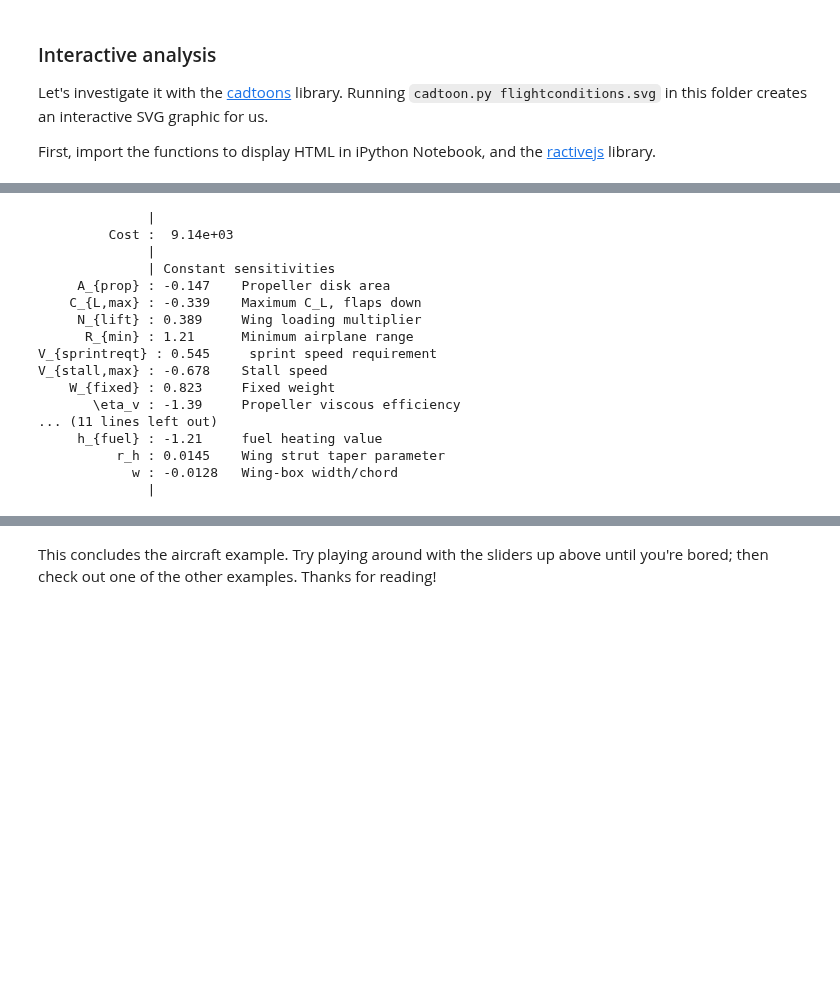
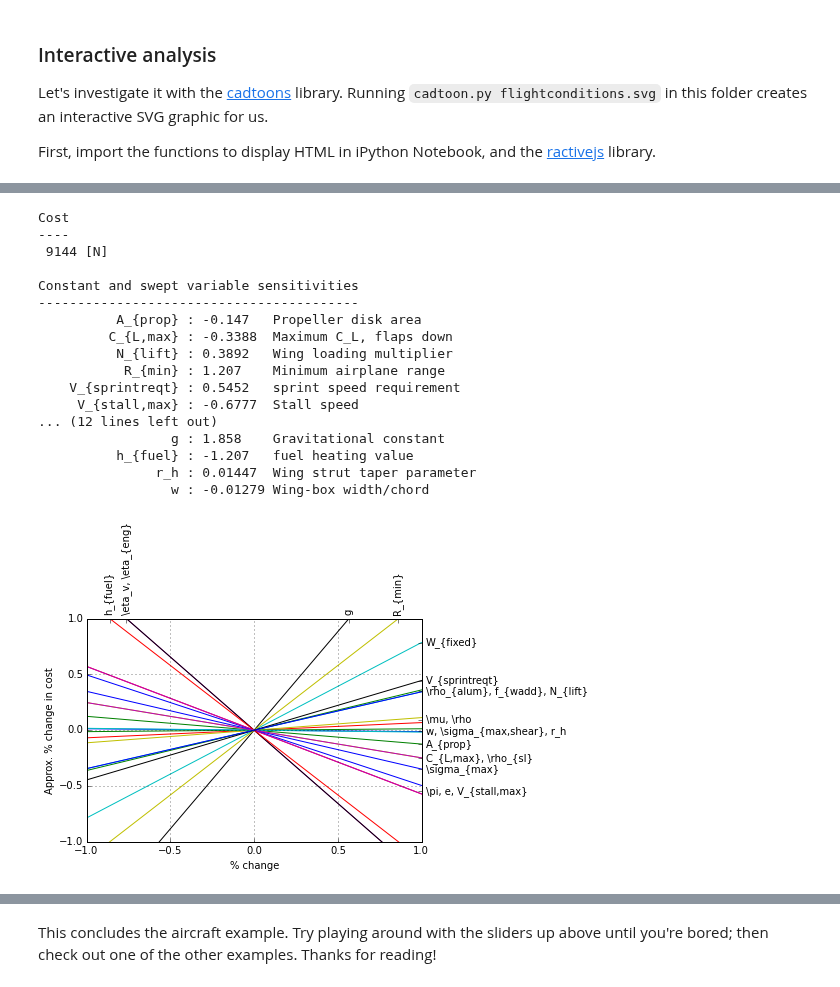
Before and after one commit to convexengineering/gpkit, a Jupyter notebook: docs/source/ipynb/Fuel/Fuel.ipynb, the cells around one changed output, grey strips where cells are left out. Saved outputs shown, nothing was run; the diff lists cells and outputs as text; code cells hidden in the pictures; blank space fills up the shorter version.

Commit message:
update Fuel example to call sensitivity_plot

```diff
--- a/docs/source/ipynb/Fuel/Fuel.ipynb
+++ b/docs/source/ipynb/Fuel/Fuel.ipynb
@@ -39,8 +43,8 @@ W_pay          = Variable("W_{pay}", 500*9.81, "N")
 R_min          = Variable("R_{min}", 1e6, "m", "Minimum airplane range")
 V_stallmax     = Variable("V_{stall,max}", 40, "m/s", "Stall speed")
 # sweep variables
-R_min          = Variable("R_{min}", np.linspace(1e6, 1e7, 10), "m", "Minimum airplane range")
-V_stallmax     = Variable("V_{stall,max}", np.linspace(30, 50, 10), "m/s", "Stall speed")
+R_min          = Variable("R_{min}", 5e6, "m", "Minimum airplane range")
+V_stallmax     = Variable("V_{stall,max}", 40, "m/s", "Stall speed")
 # %% [markdown]
 ### declare free variables
 # %%
@@ -230,21 +228,26 @@ gpkit.interactive.ractorpy(gp, fuelupdate_py,
           "V_{sprintreqt}": (100, 200, 1)},
          fuelconstraint_js)
 # %% [output]
-              |
-         Cost :  9.14e+03
-              |
-              | Constant sensitivities
-     A_{prop} : -0.147    Propeller disk area
-    C_{L,max} : -0.339    Maximum C_L, flaps down
-     N_{lift} : 0.389     Wing loading multiplier
-      R_{min} : 1.21      Minimum airplane range
-V_{sprintreqt} : 0.545     sprint speed requirement
-V_{stall,max} : -0.678    Stall speed
-    W_{fixed} : 0.823     Fixed weight
-       \eta_v : -1.39     Propeller viscous efficiency
-... (11 lines left out)
-     h_{fuel} : -1.21     fuel heating value
-          r_h : 0.0145    Wing strut taper parameter
-            w : -0.0128   Wing-box width/chord
-              |
+Cost
+----
+ 9144 [N]
+
+Constant and swept variable sensitivities
+-----------------------------------------
+          A_{prop} : -0.147   Propeller disk area
+         C_{L,max} : -0.3388  Maximum C_L, flaps down
+          N_{lift} : 0.3892   Wing loading multiplier
+           R_{min} : 1.207    Minimum airplane range
+    V_{sprintreqt} : 0.5452   sprint speed requirement
+     V_{stall,max} : -0.6777  Stall speed
+... (12 lines left out)
+                 g : 1.858    Gravitational constant
+          h_{fuel} : -1.207   fuel heating value
+               r_h : 0.01447  Wing strut taper parameter
+                 w : -0.01279 Wing-box width/chord
+# %%
+from gpkit.interactive.plotting import sensitivity_plot
+_ = sensitivity_plot(gp)
+# %% [output]
+[figure, added]
 # %%
```
Also changed, not shown: parts of 8 cells of this notebook.
